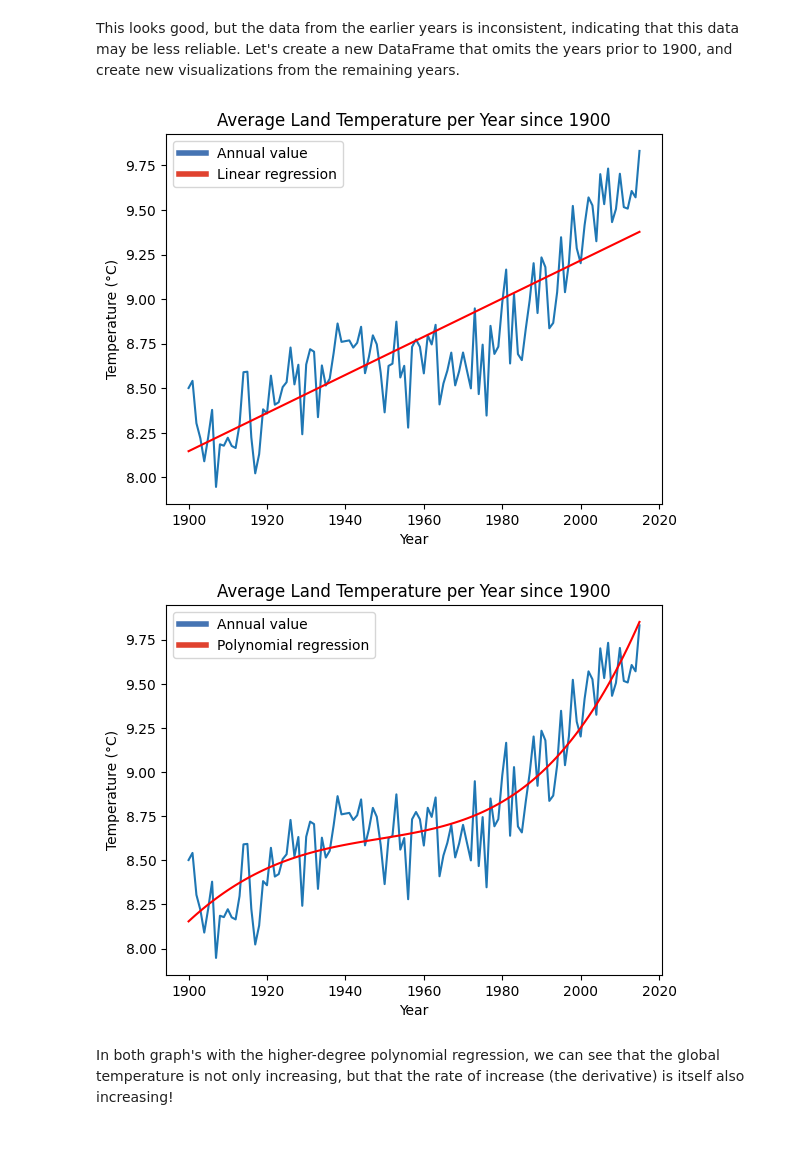
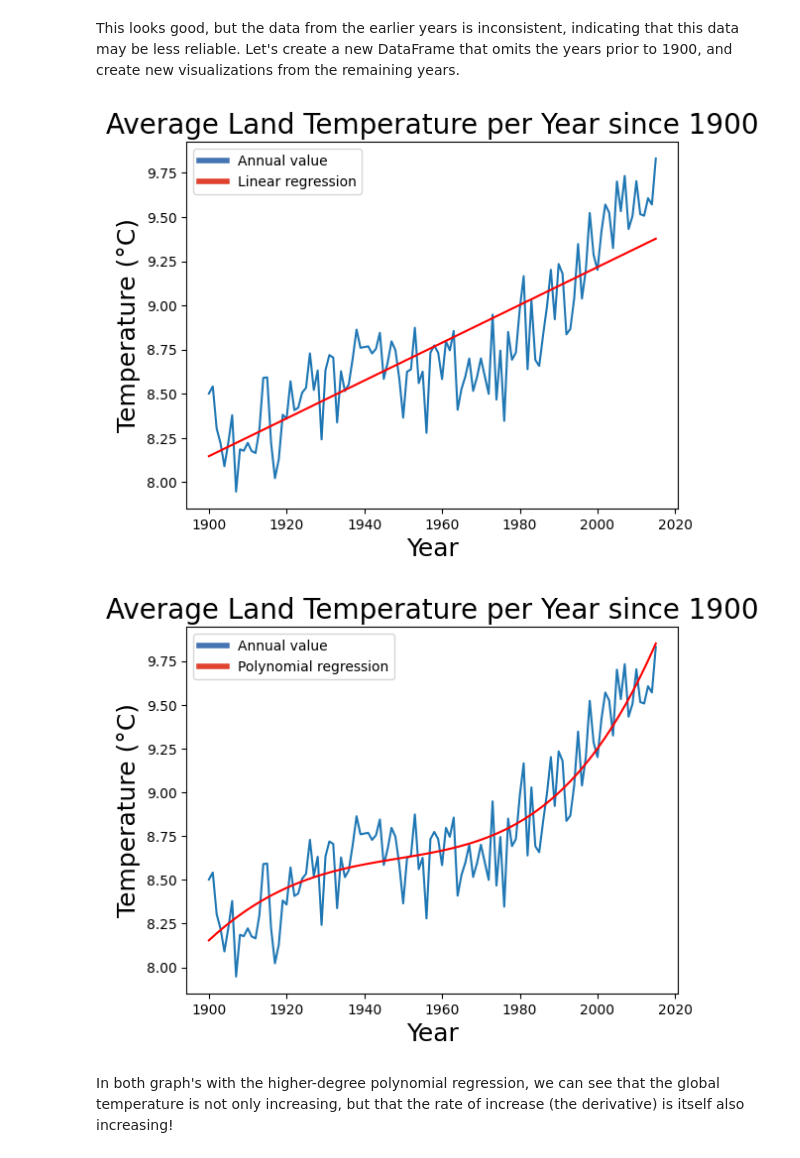
Before and after one commit to danielileon/ClimateAnalysis, a Jupyter notebook: Land Average Temperature by Year.ipynb, the cells around one changed output. Drawn from its saved outputs; the diff is of its cells as text; code cells hidden in the pictures.

```diff
--- a/Land Average Temperature by Year.ipynb
+++ b/Land Average Temperature by Year.ipynb
@@ -87,26 +112,26 @@ modern = per_year[per_year.index >= 1900]
 # %%
 # calculate linear regression line
 x = modern.index
 y = modern["LandAverageTemperature"]
 z = np.polyfit(x, y, 1)
 p = np.poly1d(z)
 
 modern.plot(y="LandAverageTemperature")
 plt.plot(x, p(x), "r")
 
-plt.title("Average Land Temperature per Year since 1900")
-plt.xlabel("Year")
-plt.ylabel("Temperature (°C)")
+plt.title("Average Land Temperature per Year since 1900",  fontsize=20)
+plt.xlabel("Year",  fontsize=18)
+plt.ylabel("Temperature (°C)",  fontsize=18)
 
 # adapted from https://matplotlib.org/stable/gallery/text_labels_and_annotations/custom_legends.html
 cmap = plt.cm.RdYlBu
 custom_lines = [Line2D([0], [0], color=cmap(0.9), lw=4),
                 Line2D([0], [0], color=cmap(0.13), lw=4)]
 plt.legend(custom_lines, ["Annual value", "Linear regression"])
 
 plt.show()
 # %% [output]
-[figure, old version]
+[figure, new version]
 # %%
 x = modern.index
 y = modern["LandAverageTemperature"]
@@ -116,9 +141,9 @@ p = np.poly1d(z)
 modern.plot(y="LandAverageTemperature")
 plt.plot(x, p(x), "r")
 
-plt.title("Average Land Temperature per Year since 1900")
-plt.xlabel("Year")
-plt.ylabel("Temperature (°C)")
+plt.title("Average Land Temperature per Year since 1900",  fontsize=20)
+plt.xlabel("Year",  fontsize=18)
+plt.ylabel("Temperature (°C)",  fontsize=18)
 
 # adapted from https://matplotlib.org/stable/gallery/text_labels_and_annotations/custom_legends.html
 cmap = plt.cm.RdYlBu
@@ -128,6 +153,6 @@ plt.legend(custom_lines, ["Annual value", "Polynomial regression"])
 
 plt.show()
 # %% [output]
-[figure, old version]
+[figure, new version]
 # %% [markdown]
 In both graph's with the higher-degree polynomial regression, we can see that the global temperature is not only increasing, but that the rate of increase (the derivative) is itself also increasing!
```
Also changed, not shown: parts of 5 cells of this notebook.
